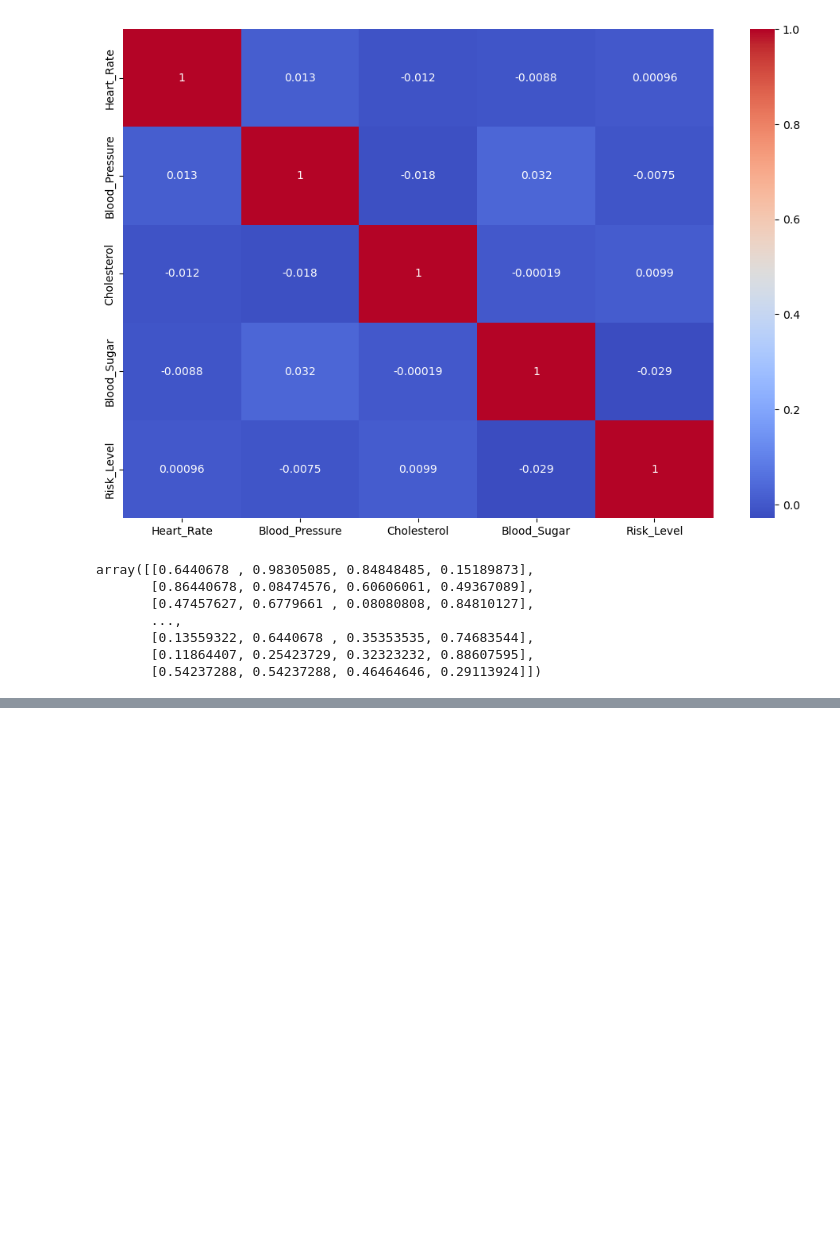
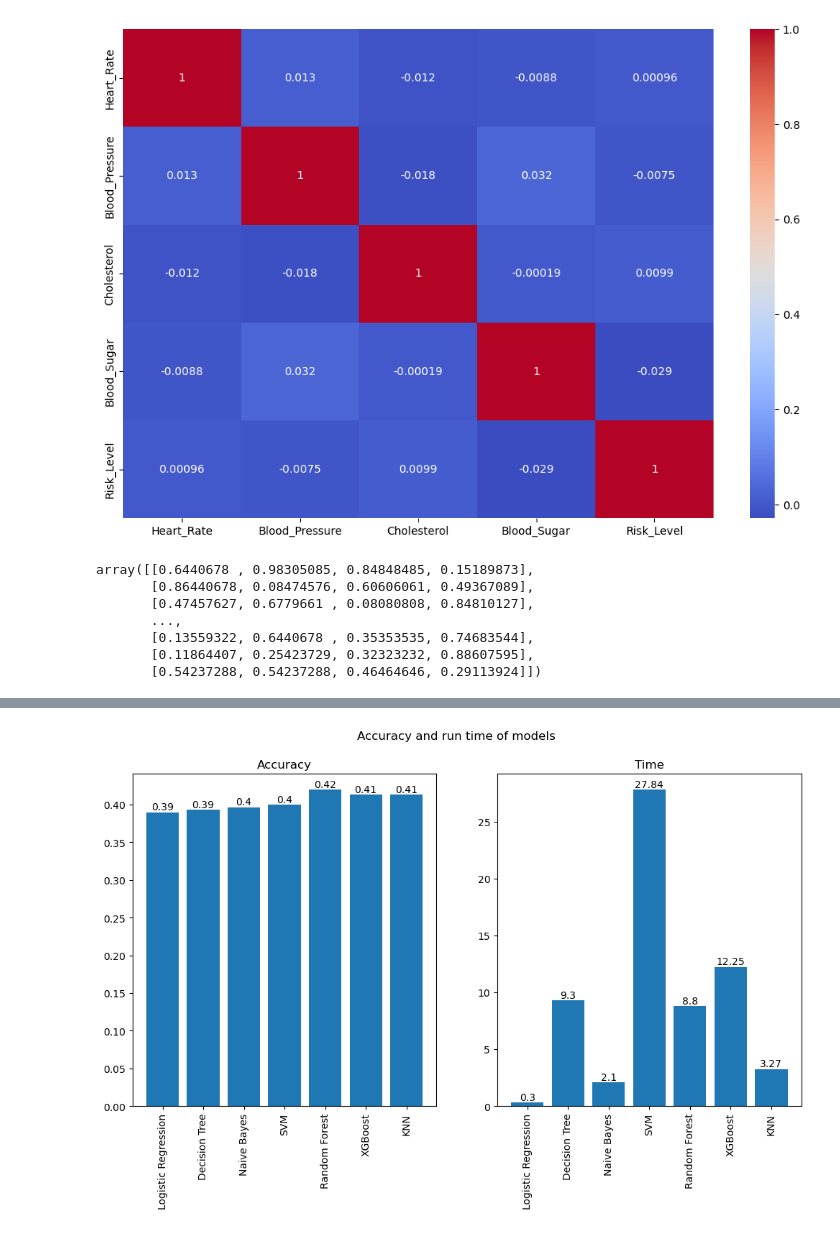
Before and after one commit to jlang62/ml-nlp-exam, a Jupyter notebook: notebooks/01_Classification.ipynb, the cells around one changed output, grey strips where cells are left out. Saved outputs shown, nothing was run; the diff lists cells and outputs as text; code cells hidden in the pictures; blank space fills up the shorter version.

Commit message:
model evaluation

```diff
--- a/notebooks/01_Classification.ipynb
+++ b/notebooks/01_Classification.ipynb
@@ -425,14 +414,12 @@ xgb.fit(X_train, y_train)
 y_pred = xgb.predict(X_test)
 param = {
     'min_child_weight': [1, 5, 10],
-    'gamma': [0.5, 1, 1.5, 2, 5],
-    'subsample': [0.6, 0.8, 1.0],
-    'colsample_bytree': [0.6, 0.8, 1.0],
+    'gamma': [0.5, 1, 1.5],
     'max_depth': [3, 4, 5]
 }
 print("Accuracy:", accuracy_score(y_test, y_pred))
 
 # get the best random state and param
-get_best_score_based_on_random_state(xgb, X, y, param)
+xgb_random, xgb_time, xgb_score = get_best_score_based_on_random_state(xgb, X, y, param)
 # %% [output]
 Accuracy: 0.39
@@ -448,11 +434,11 @@ y_pred = knn.predict(X_test)
 param = {
     'n_neighbors': range(1, 10),
     'weights': ['uniform', 'distance'],
-    'metric': ['euclidean', 'manhattan', 'minkowski']
+    'metric': ['euclidean', 'manhattan']
 }
 print("Accuracy:", accuracy_score(y_test, y_pred))
 
 # get the best random state and param
-get_best_score_based_on_random_state(knn, X, y, param)
+knn_random, knn_time, knn_score = get_best_score_based_on_random_state(knn, X, y, param)
 # %% [output]
 Accuracy: 0.3333333333333333
@@ -460,0 +446,10 @@ Best Score: 0.41333333333333333 at random state: 95
+# %%
+# make overall comparison of the models
+models = pd.DataFrame({
+    'Model': ['Logistic Regression', 'Decision Tree', 'Naive Bayes', 'SVM', 'Random Forest', 'XGBoost', 'KNN'],
+    'Score': [lr_score, dtc_score, gnb_score, svmC_score, rfc_score, xgb_score, knn_score],
+    'Time': [lr_time, dtc_time, gnb_time, svmC_time, rfc_time, xgb_time, knn_time],
+    'Random State': [lr_random, dtc_random, gnb_random, svmC_random, rfc_random, xgb_random, knn_random]
+})
+
+models.sort_values(by='Score', ascending=False)
@@ -460,0 +465,30 @@ Best Score: 0.41333333333333333 at random state: 95
+# %%
+# Accuracy and Time of models
+import matplotlib.pyplot as plt
+
+plt.figure(figsize=(12, 6))
+plt.suptitle('Accuracy and run time of models')
+
+# Plot the Accuracy
+plt.subplot(1, 2, 1)
+score_bar = plt.bar(models['Model'], models['Score'])
+plt.title('Accuracy')
+plt.xticks(rotation=90)
+
+# Add the score values on top of the bars
+for bar in score_bar:
+    yval = bar.get_height()
+    plt.text(bar.get_x() + bar.get_width() / 2, yval, round(yval, 2), ha='center', va='bottom')
+
+# Plot the Time
+plt.subplot(1, 2, 2)
+time_bar = plt.bar(models['Model'], models['Time'])
+plt.title('Time')
+plt.xticks(rotation=90)
+
+# Add the time values on top of the bars
+for bar in time_bar:
+    yval = bar.get_height()
+    plt.text(bar.get_x() + bar.get_width() / 2, yval, round(yval, 2), ha='center', va='bottom')
+# %% [output]
+[figure, added]
```
Also changed, not shown: parts of 9 cells of this notebook.
